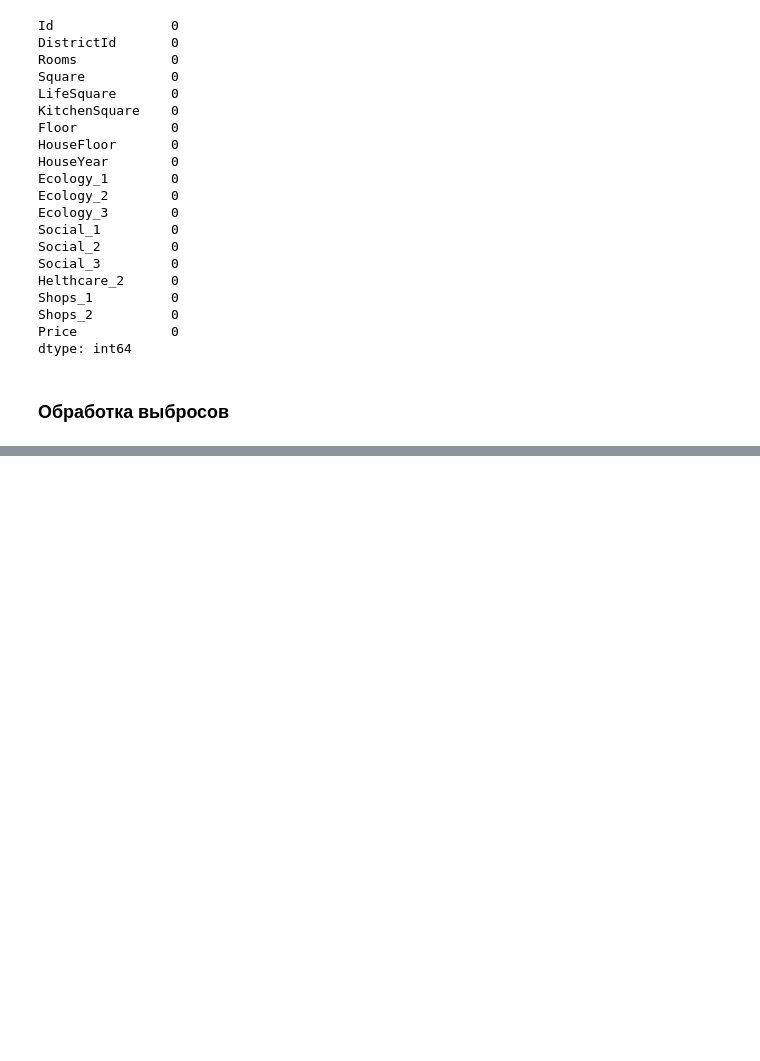
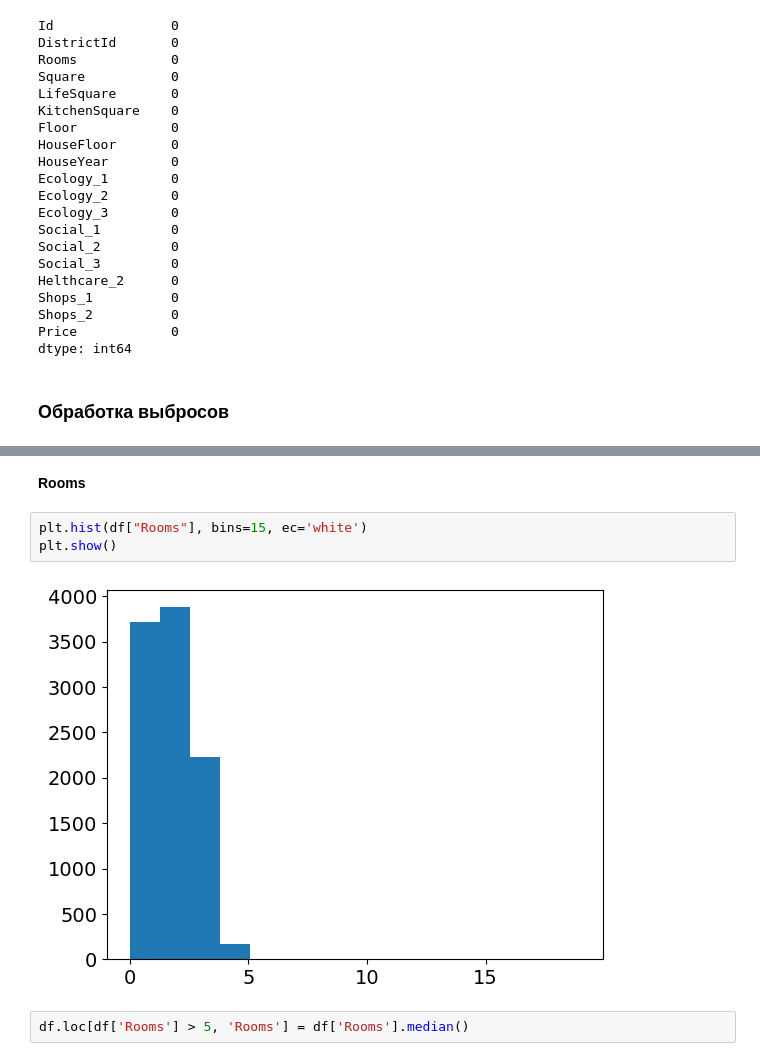
Before and after one commit to KorbovskiyOleg/DataScience, a Jupyter notebook: DataScince/Курсовая работа/Korbovsky_solution.ipynb, the cells around one changed output, grey strips where cells are left out. Drawn from its saved outputs; the diff is of its cells as text; blank space fills up the shorter version.

```diff
--- a/DataScince/Курсовая работа/Korbovsky_solution.ipynb
+++ b/DataScince/Курсовая работа/Korbovsky_solution.ipynb
@@ -291,0 +304,9 @@ dtype: int64
+# %% [markdown]
+**Rooms**
+# %%
+plt.hist(df["Rooms"], bins=15, ec='white')
+plt.show()
+# %% [output]
+[figure, added]
+# %%
+df.loc[df['Rooms'] > 5, 'Rooms'] = df['Rooms'].median()
```
Also changed, not shown: parts of 37 cells of this notebook, 1 other file.
